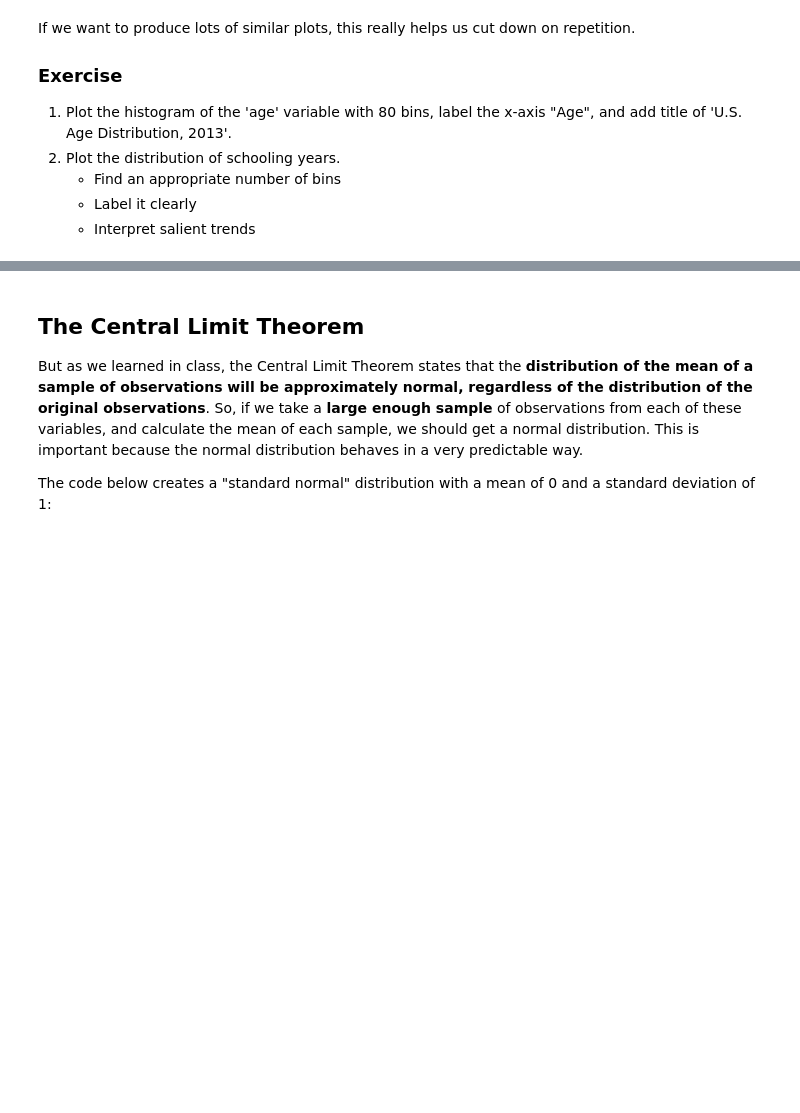
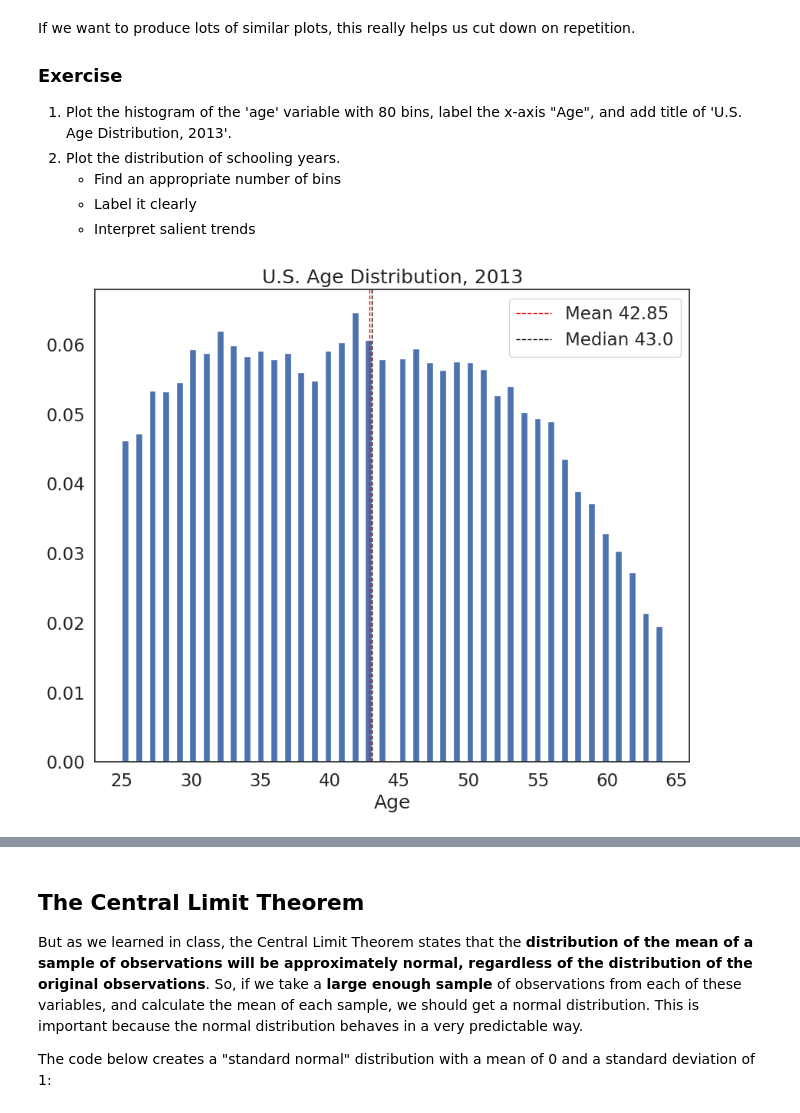
Before and after one commit to Prim-nirotrangsee/QM2, a Jupyter notebook: notebooks/W05. Distributions and Basic Statistics.ipynb, the cells around one changed output, grey strips where cells are left out. Saved outputs shown, nothing was run; the diff lists cells and outputs as text; code cells hidden in the pictures; blank space fills up the shorter version.

```diff
--- a/notebooks/W05. Distributions and Basic Statistics.ipynb
+++ b/notebooks/W05. Distributions and Basic Statistics.ipynb
@@ -315,3 +324,10 @@ If we want to produce lots of similar plots, this really helps us cut down on re
     * Find an appropriate number of bins
     * Label it clearly
     * Interpret salient trends
+# %%
+plot_histogram(variable = df['age'],
+               bin_number = 80,
+               xlab = 'Age',
+               title = 'U.S. Age Distribution, 2013')
+# %% [output]
+[figure, added]
```
Also changed, not shown: parts of 22 cells of this notebook.
